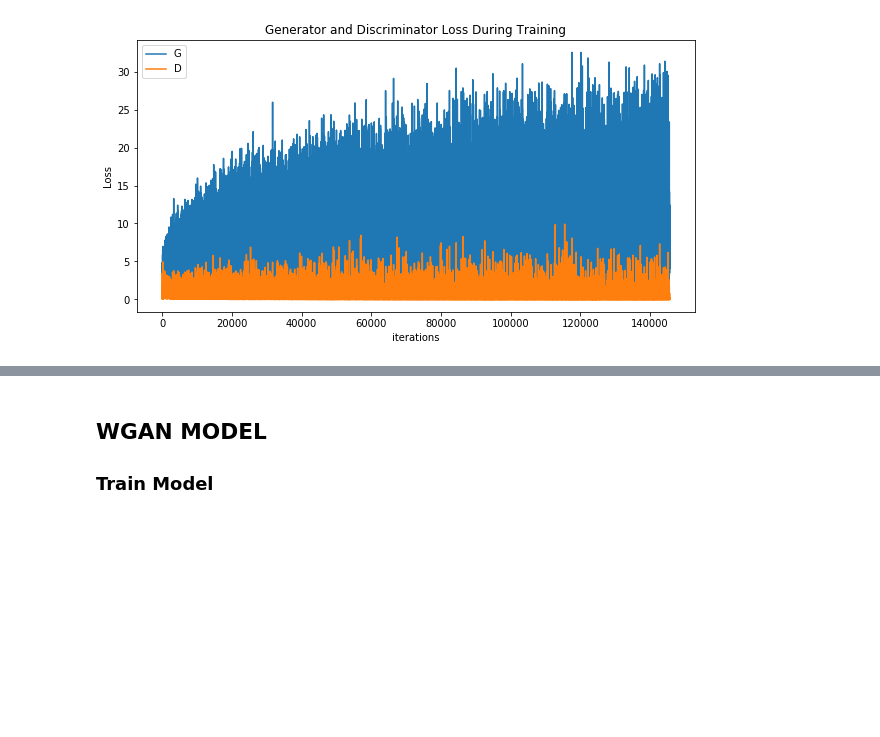
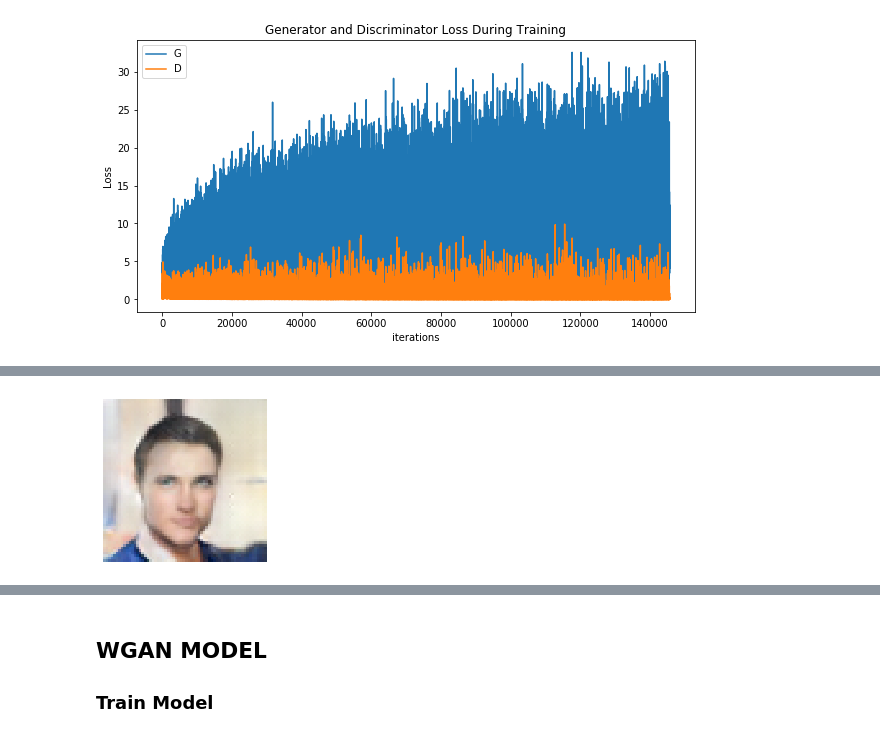
Before and after one commit to polmonroig/faceGAN, a Jupyter notebook: faceGAN.ipynb, the cells around one changed output, grey strips where cells are left out. Saved outputs shown, nothing was run; the diff lists cells and outputs as text; code cells hidden in the pictures; blank space fills up the shorter version.

```diff
--- a/faceGAN.ipynb
+++ b/faceGAN.ipynb
@@ -110,0 +145,4 @@ display_images(img)
+# %%
+display_images(img[12], figsize=(3,3))
+# %% [output]
+[figure, added]
```
Also changed, not shown: parts of 10 cells of this notebook, 6 other files.
